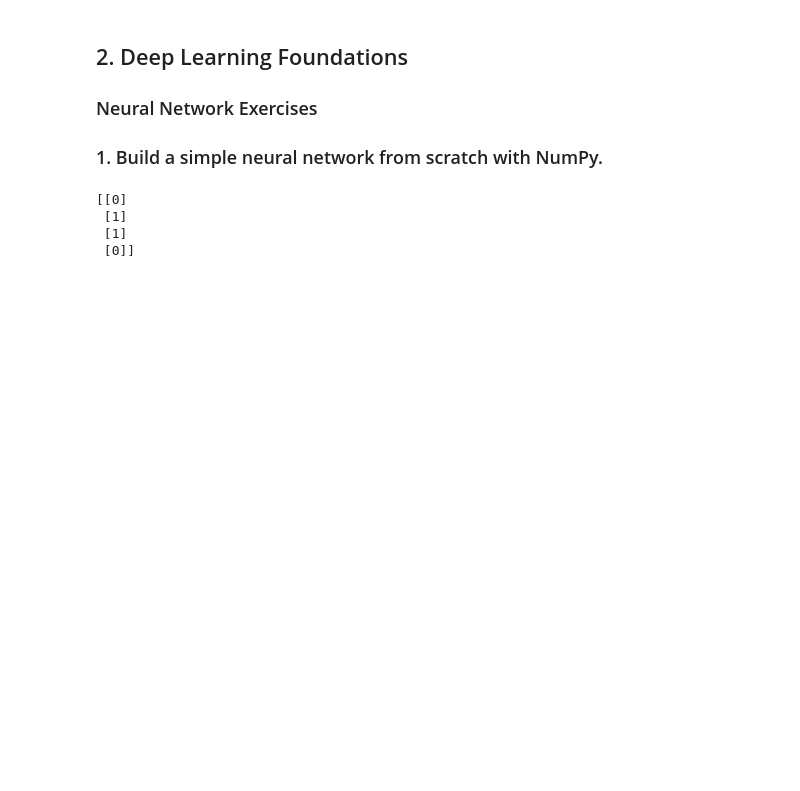
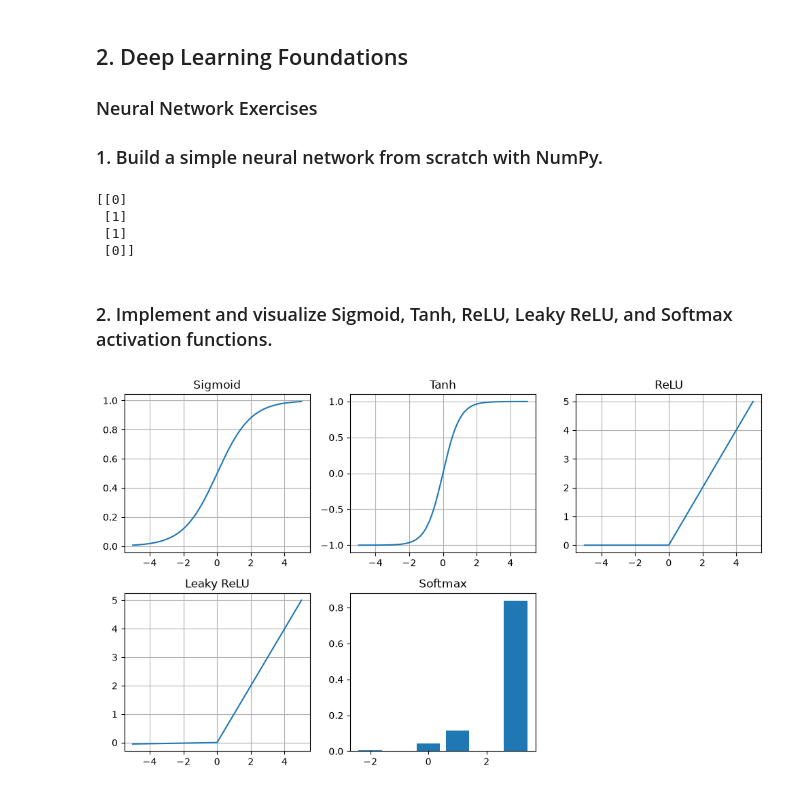
Before and after one commit to orbin123/Machine_Learning, a Jupyter notebook: BOARDING_MOD_2/CONTENT/Deep Learning/hello.ipynb, the cells around one changed output. Drawn from its saved outputs; the diff is of its cells as text; code cells hidden in the pictures; blank space fills up the shorter version.

```diff
--- a/BOARDING_MOD_2/CONTENT/Deep Learning/hello.ipynb
+++ b/BOARDING_MOD_2/CONTENT/Deep Learning/hello.ipynb
@@ -42,3 +42,33 @@ print((output >= 0.5).astype(int))
  [1]
  [1]
  [0]]
+# %% [markdown]
+### 2. Implement and visualize Sigmoid, Tanh, ReLU, Leaky ReLU, and Softmax activation functions.
+# %%
+import numpy as np
+import matplotlib.pyplot as plt
+
+x = np.linspace(-5, 5, 400)
+
+sigmoid = 1 / (1 + np.exp(-x))
+tanh = np.tanh(x)
+relu = np.maximum(0, x)
+leaky_relu = np.maximum(0.01 * x, x)
+
+z = np.array([-2, 0, 1, 3])
+softmax = np.exp(z - z.max()) / np.exp(z - z.max()).sum()
+
+fig, ax = plt.subplots(2, 3, figsize=(10, 6))
+
+for a, y, name in zip(ax.flat[:4], [sigmoid, tanh, relu, leaky_relu], ["Sigmoid", "Tanh", "ReLU", "Leaky ReLU"]):
+    a.plot(x, y)
+    a.set_title(name)
+    a.grid()
+
+ax.flat[4].bar(z, softmax)
+ax.flat[4].set_title("Softmax")
+ax.flat[5].axis("off")
+plt.tight_layout()
+plt.show()
+# %% [output]
+[figure, added]
```
Also changed, not shown: 25 other files.
